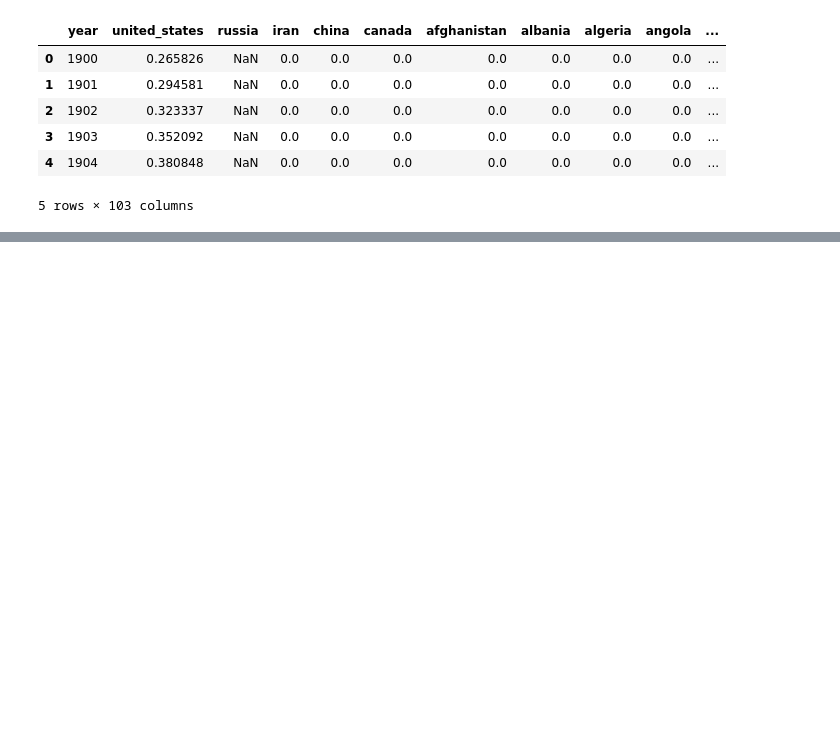
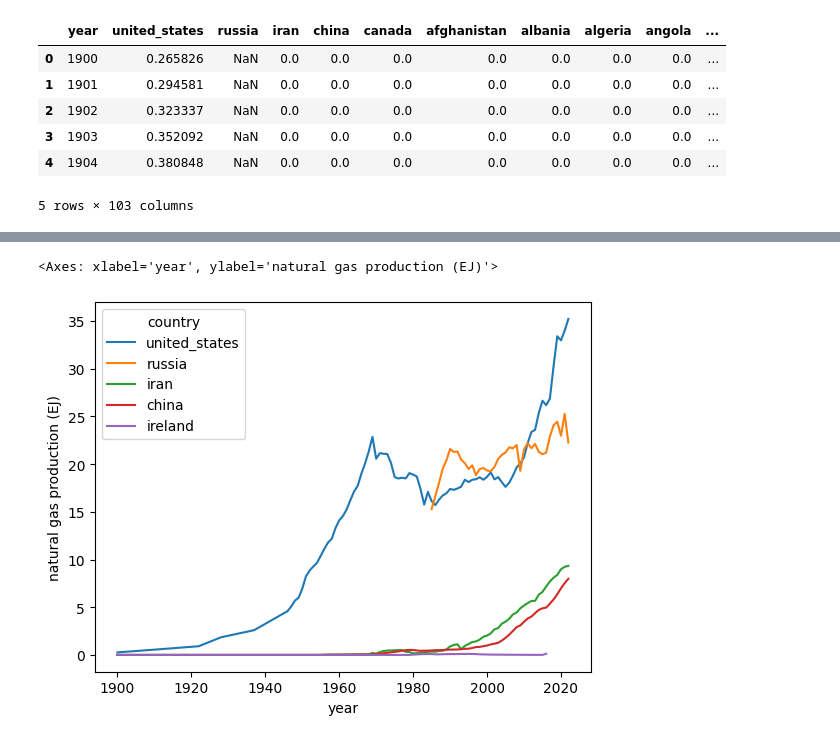
Before and after one commit to chanopsethiwan/NaturalGasVisualisation, a Jupyter notebook: src/data_analysis.ipynb, the cells around one changed output, grey strips where cells are left out. Drawn from its saved outputs; the diff is of its cells as text; code cells hidden in the pictures; blank space fills up the shorter version.

Commit message:
add visualisation

```diff
--- a/src/data_analysis.ipynb
+++ b/src/data_analysis.ipynb
@@ -20,0 +19,5 @@ print('hello world')
+# %%
+df_pivot  = df.melt(id_vars = ['year'],
+                    var_name = 'country',
+                    value_name = 'natural gas production (EJ)')
+df_pivot.head()
@@ -20,0 +31,3 @@ print('hello world')
+# %%
+df_pivot = df_pivot[df_pivot['country'].isin(['united_states', 'russia', 'iran', 'china', 'ireland'])]
+df_pivot.head()
@@ -20,0 +41,5 @@ print('hello world')
+# %%
+sns.lineplot(data = df_pivot, x = 'year', y = 'natural gas production (EJ)', hue = 'country')
+# %% [output]
+<Axes: xlabel='year', ylabel='natural gas production (EJ)'>
+[figure, added]
```
Also changed, not shown: parts of 3 cells of this notebook.
